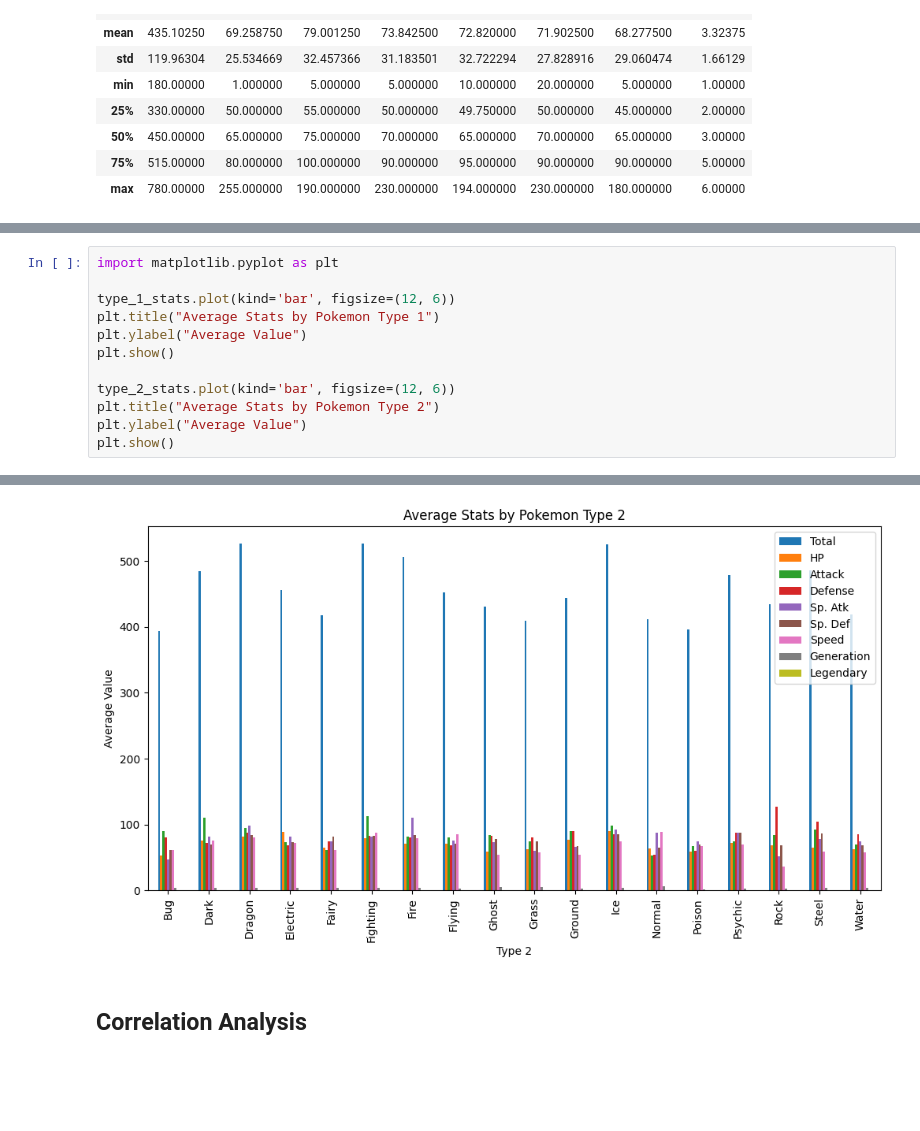
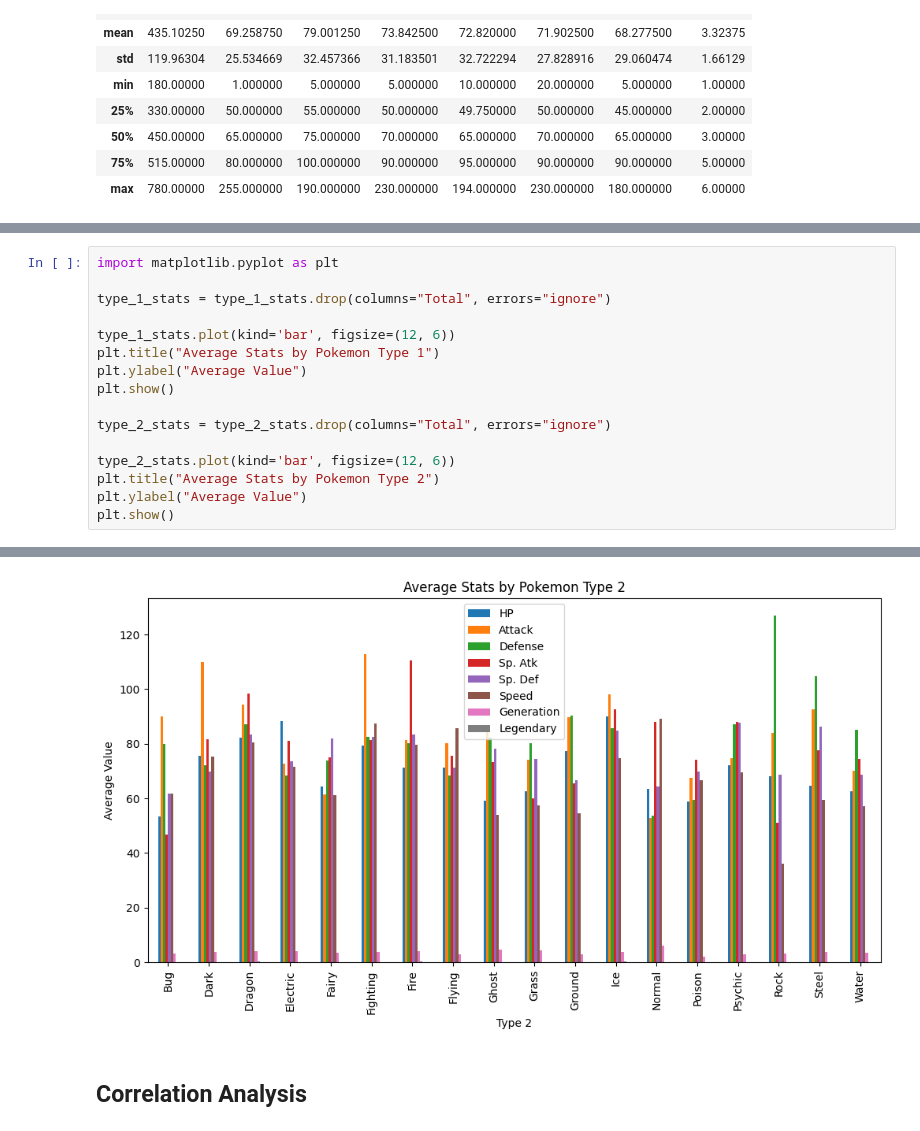
Before and after one commit to ved4a/CS-3510, a Jupyter notebook: a1/pokemon-analysis.ipynb, the cells around one changed output, grey strips where cells are left out. Drawn from its saved outputs; the diff is of its cells as text; blank space fills up the shorter version.

```diff
--- a/a1/pokemon-analysis.ipynb
+++ b/a1/pokemon-analysis.ipynb
@@ -88,12 +88,16 @@ Steel     86.272727  59.363636    3.818182   0.045455
 Water     68.642857  57.142857    3.428571   0.071429
 # %%
 import matplotlib.pyplot as plt
+
+type_1_stats = type_1_stats.drop(columns="Total", errors="ignore")
 
 type_1_stats.plot(kind='bar', figsize=(12, 6))
 plt.title("Average Stats by Pokemon Type 1")
 plt.ylabel("Average Value")
 plt.show()
 
+type_2_stats = type_2_stats.drop(columns="Total", errors="ignore")
+
 type_2_stats.plot(kind='bar', figsize=(12, 6))
 plt.title("Average Stats by Pokemon Type 2")
 plt.ylabel("Average Value")
@@ -103,4 +107,4 @@ plt.show()
-[figure, old version]
+[figure, new version]
 # %% [markdown]
 ## Correlation Analysis
 # %%
```
Also changed, not shown: parts of 2 cells of this notebook.
